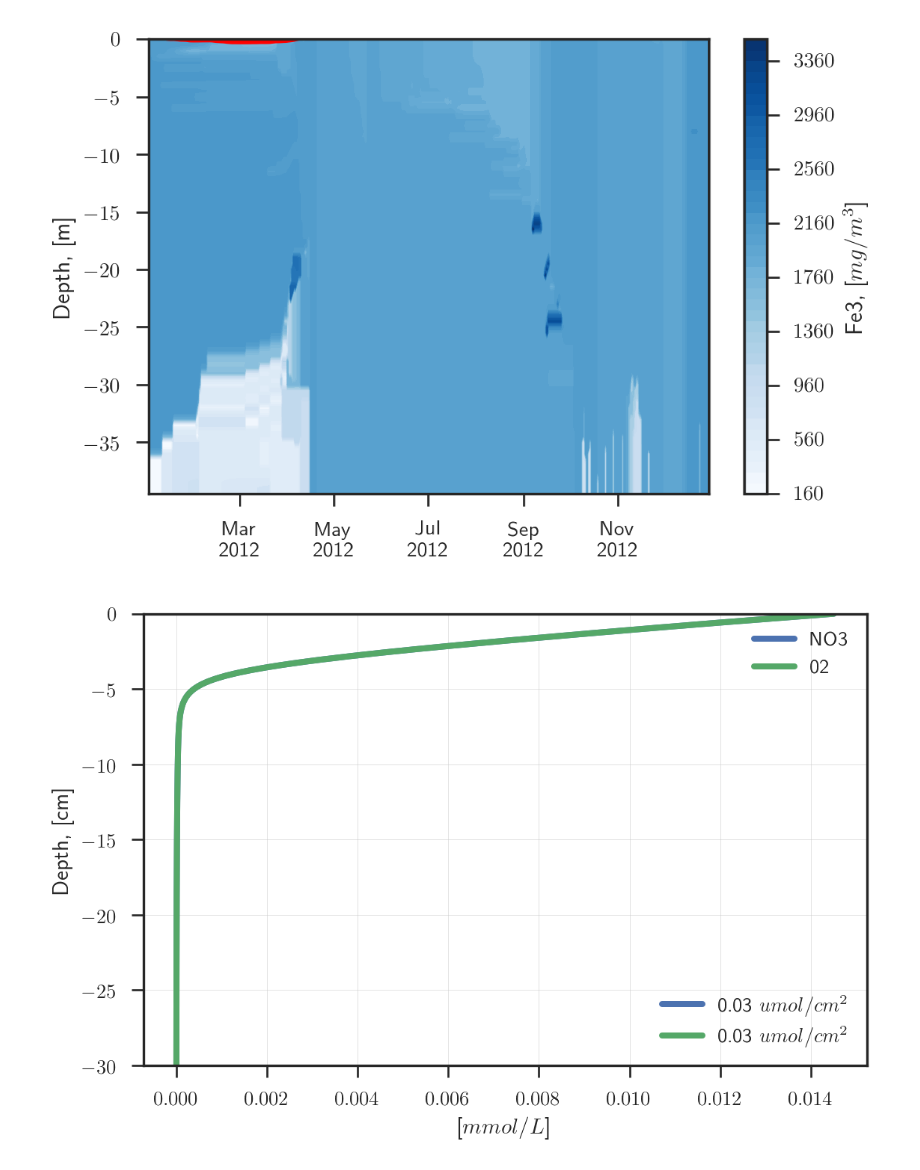
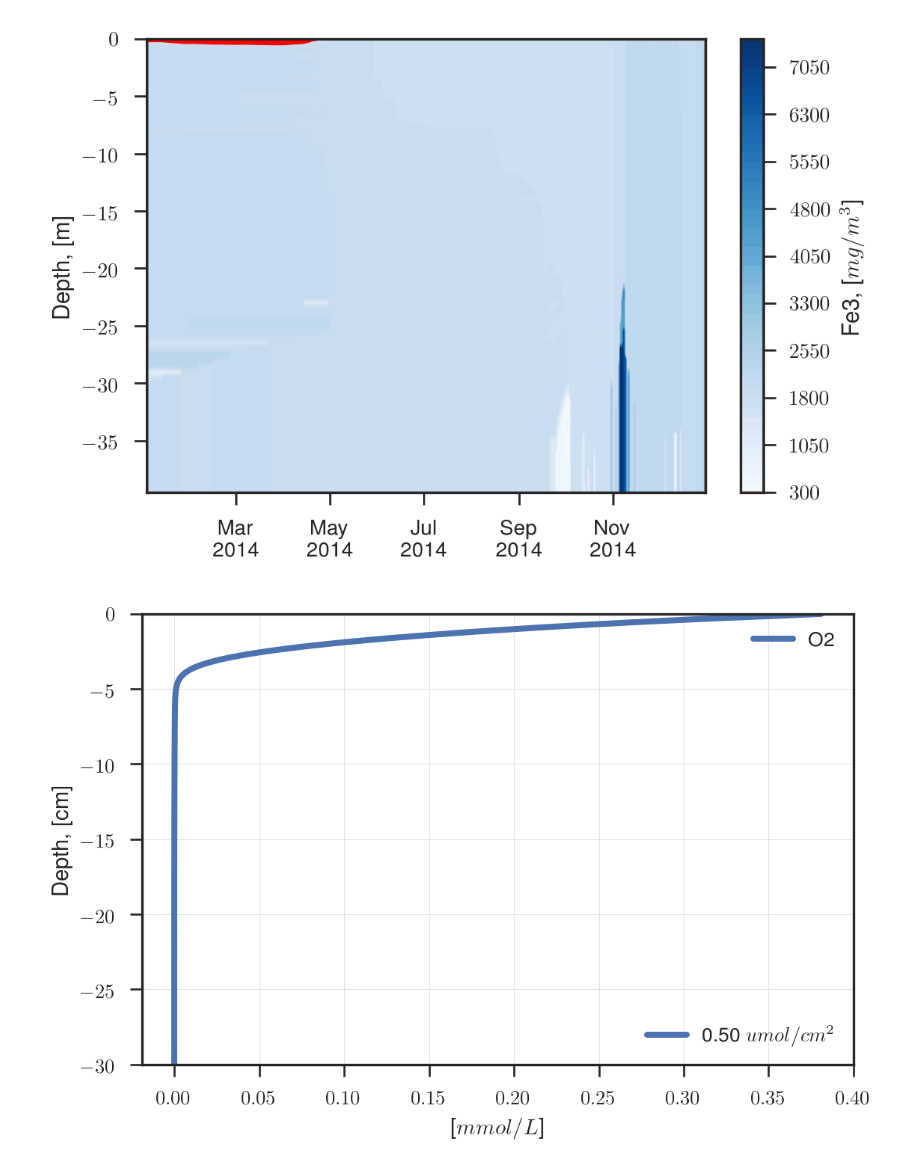
Before and after one commit to biogeochemistry/MyLake_v2_Vansjo, a Jupyter notebook: Postproc_code/results.ipynb, the cells around one changed output. Saved outputs shown, nothing was run; the diff lists cells and outputs as text; code cells hidden in the pictures.

Commit message:
updated plots

```diff
--- a/Postproc_code/results.ipynb
+++ b/Postproc_code/results.ipynb
@@ -60,9 +60,9 @@ plotter.flux('Fe2', convert_units=True)
 # %%
-plotter.contour_plot('water-column', ['Fe3zt'])
+plotter.contour_plot('water-column', ['Fe3'])
 # %% [output]
-[figure, old version]
+[figure, new version]
 # %%
-plotter.bulk_sediment_profile(['NO3zt','02zt'])
+plotter.bulk_sediment_profile(['O2',])
 # %% [output]
-[figure, old version]
+[figure, new version]
 # %%
```
Also changed, not shown: parts of 14 cells of this notebook, 3 other files.
